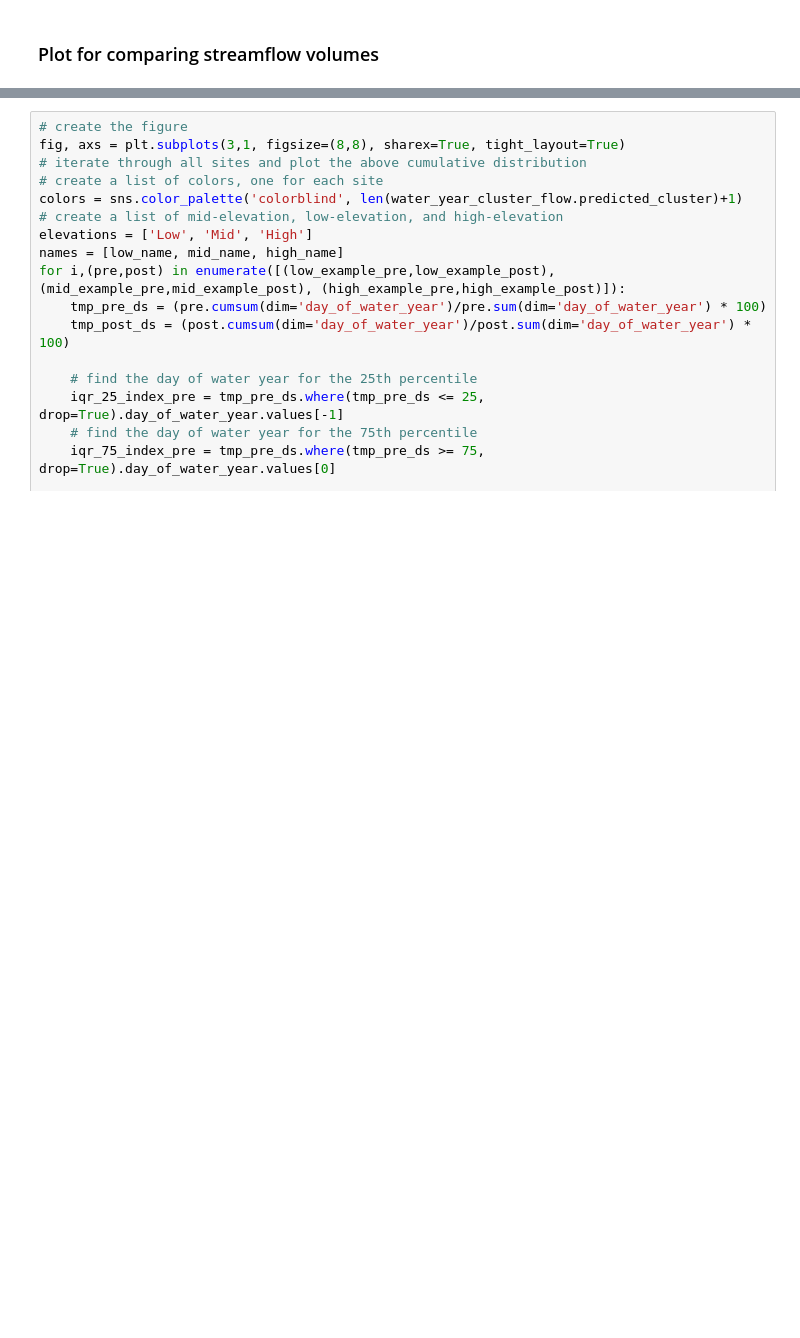
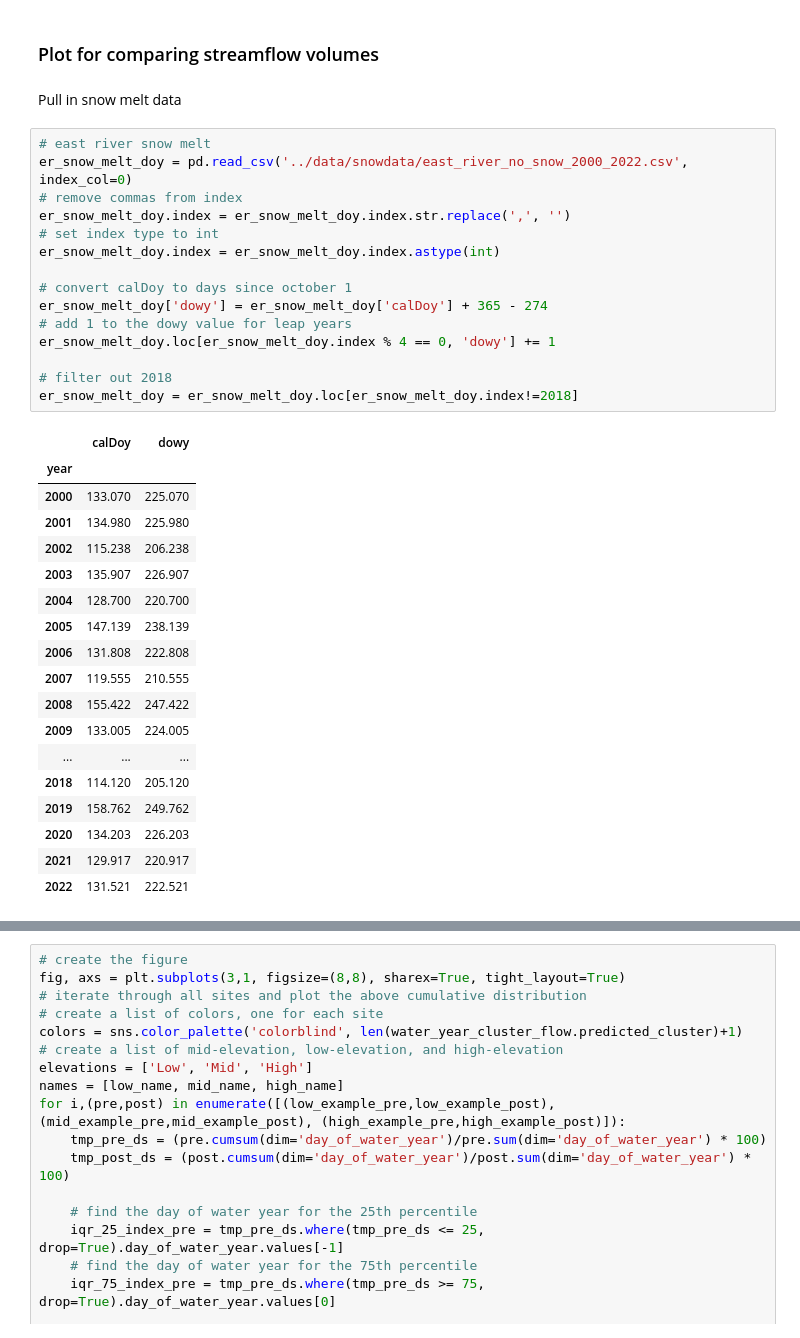
Before and after one commit to dlhogan97/Spring-Precipitation-Effect-CO-River, a Jupyter notebook: notebooks/Upper_CO_Analysis/notebooks/hcdn_elevation_cumulative_dist.ipynb, the cells around one changed output, grey strips where cells are left out. Drawn from its saved outputs; the diff is of its cells as text; blank space fills up the shorter version.

```diff
--- a/notebooks/Upper_CO_Analysis/notebooks/hcdn_elevation_cumulative_dist.ipynb
+++ b/notebooks/Upper_CO_Analysis/notebooks/hcdn_elevation_cumulative_dist.ipynb
@@ -547,3 +552,39 @@ Text(0.5, 0.98, 'Center of Mass Change')
 #     ax.legend(loc='upper left')
 # %% [markdown]
 ### Plot for comparing streamflow volumes
+# %% [markdown]
+Pull in snow melt data
+# %%
+# east river snow melt
+er_snow_melt_doy = pd.read_csv('../data/snowdata/east_river_no_snow_2000_2022.csv', index_col=0)
+# remove commas from index
+er_snow_melt_doy.index = er_snow_melt_doy.index.str.replace(',', '')
+# set index type to int
+er_snow_melt_doy.index = er_snow_melt_doy.index.astype(int)
+
+# convert calDoy to days since october 1
+er_snow_melt_doy['dowy'] = er_snow_melt_doy['calDoy'] + 365 - 274
+# add 1 to the dowy value for leap years
+er_snow_melt_doy.loc[er_snow_melt_doy.index % 4 == 0, 'dowy'] += 1
+
+# filter out 2018
+er_snow_melt_doy = er_snow_melt_doy.loc[er_snow_melt_doy.index!=2018]
+# %% [output]
+|  | calDoy | dowy |
+| year |  |  |
+| 2000 | 133.070 | 225.070 |
+| 2001 | 134.980 | 225.980 |
+| 2002 | 115.238 | 206.238 |
+| 2003 | 135.907 | 226.907 |
+| 2004 | 128.700 | 220.700 |
+| 2005 | 147.139 | 238.139 |
+| 2006 | 131.808 | 222.808 |
+| 2007 | 119.555 | 210.555 |
+| 2008 | 155.422 | 247.422 |
+| 2009 | 133.005 | 224.005 |
+| ... | ... | ... |
+| 2018 | 114.120 | 205.120 |
+| 2019 | 158.762 | 249.762 |
+| 2020 | 134.203 | 226.203 |
+| 2021 | 129.917 | 220.917 |
+| 2022 | 131.521 | 222.521 |
```
Also changed, not shown: parts of 11 cells of this notebook, 2 other files.
